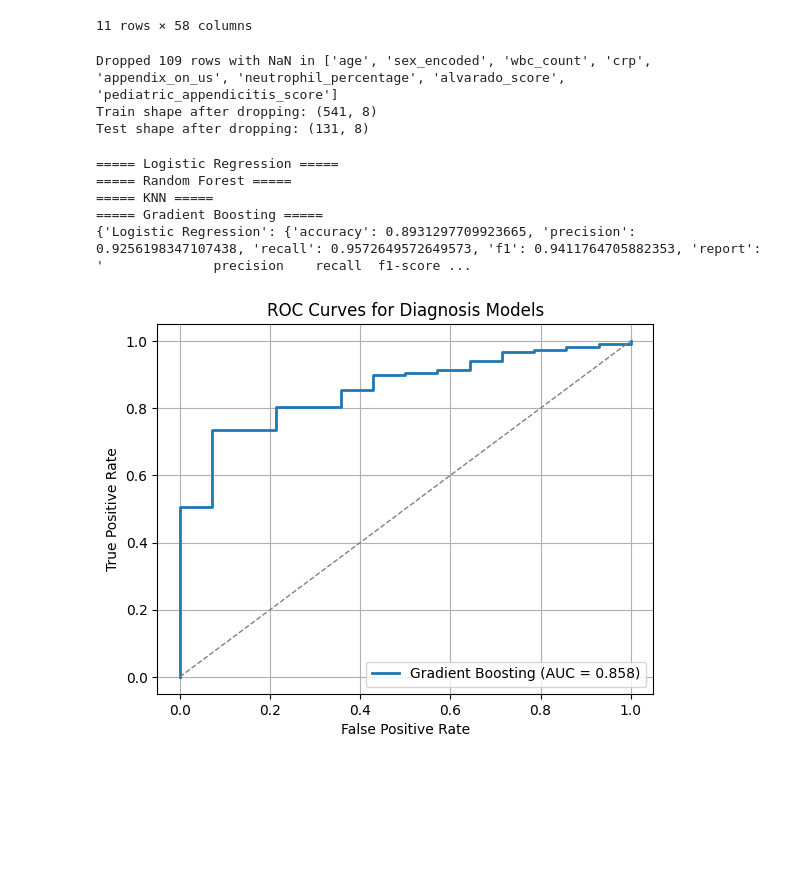
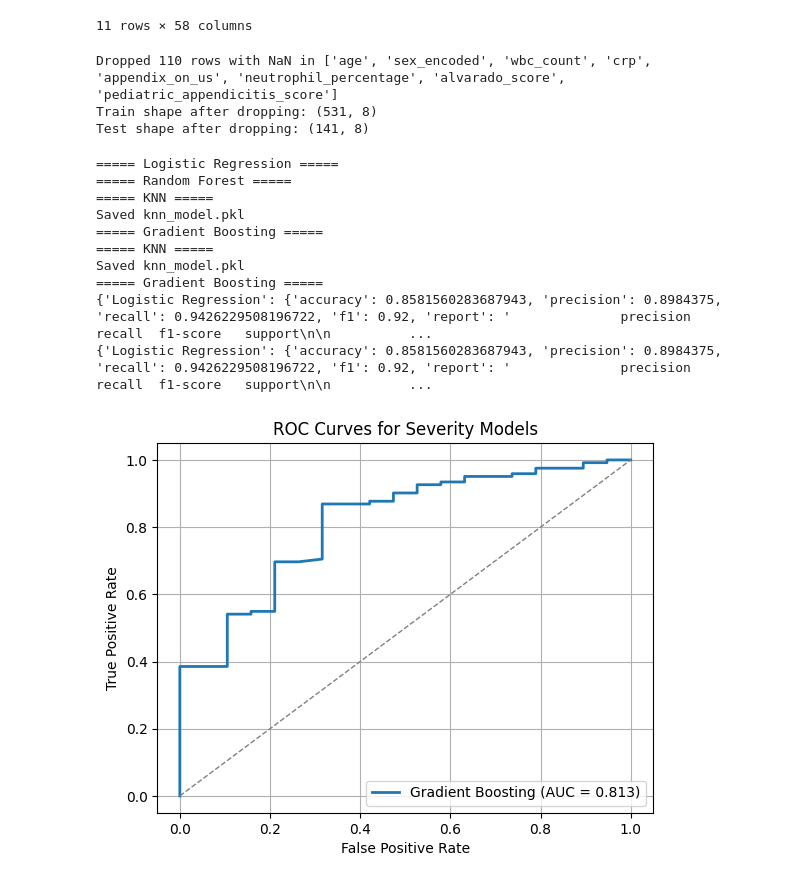
Before and after one commit to bengorugm-bio/Pediatric-Appendicitis-Severity-Predictior, a Jupyter notebook: severity_predictor_analysis.ipynb, the cells around one changed output. Saved outputs shown, nothing was run; the diff lists cells and outputs as text; code cells hidden in the pictures; blank space fills up the shorter version.

Commit message:
Add files via upload
Correction to the model files

```diff
--- a/severity_predictor_analysis.ipynb
+++ b/severity_predictor_analysis.ipynb
@@ -20,5 +20,13 @@ OUT_DIR = Path(r'C:\Users\HP\Desktop\PYTHON PROJECT FROM DATALABS\appendicitis_p
 OUT_DIR.mkdir(parents=True, exist_ok=True)
 
 df = pd.read_csv(r'C:\Users\HP\Desktop\PYTHON PROJECT FROM DATALABS\Appendicitis Project Assets\appendicitis_data.csv')
+print('Columns (original):', df.columns.tolist())
+# Normalize column names to lowercase with underscores to match other notebook conventions
+df.columns = df.columns.str.strip().str.lower().str.replace(' ', '_')
+df = df.loc[:, ~df.columns.str.contains('^unnamed')]
+# Fix known misspelled column name to match other notebook conventions
+if 'paedriatic_appendicitis_score' in df.columns:
+    df = df.rename(columns={'paedriatic_appendicitis_score': 'pediatric_appendicitis_score'})
+print('Columns (normalized):', df.columns.tolist())
 df.head()
 # %% [output]
@@ -145,15 +155,14 @@ y_test = y_test[mask_te.values]
 print('Train shape after dropping:', X_train.shape)
 print('Test shape after dropping:', X_test.shape)
 # %% [output]
-Dropped 109 rows with NaN in ['age', 'sex_encoded', 'wbc_count', 'crp', 'appendix_on_us', 'neutrophil_percentage', 'alvarado_score', 'pediatric_appendicitis_score']
-Train shape after dropping: (541, 8)
-Test shape after dropping: (131, 8)
+Dropped 110 rows with NaN in ['age', 'sex_encoded', 'wbc_count', 'crp', 'appendix_on_us', 'neutrophil_percentage', 'alvarado_score', 'pediatric_appendicitis_score']
+Train shape after dropping: (531, 8)
+Test shape after dropping: (141, 8)
 # %%
 # Scale the data
 scaler = StandardScaler()
 X_train_scaled = scaler.fit_transform(X_train)
 X_test_scaled = scaler.transform(X_test)
-
 
 models = {
     "Logistic Regression": LogisticRegression(max_iter=1000),
@@ -166,9 +175,8 @@ results = {}
 
 for name, model in models.items():
     print(f"===== {name} =====")
-
     # Use scaled data for models that require scaling
-    if name in ["Logistic Regression", "KNN Classifier"]:
+    if name in ["Logistic Regression", "KNN"]:
         model.fit(X_train_scaled, y_train)
         preds = model.predict(X_test_scaled)
         y_prob = model.predict_proba(X_test_scaled)[:, 1]
@@ -176,41 +184,54 @@ for name, model in models.items():
         model.fit(X_train, y_train)
         preds = model.predict(X_test)
         y_prob = model.predict_proba(X_test)[:, 1]
+
+    # Save the trained KNN model to file when the loop is processing the KNN entry
+    if name == "KNN":
+        try:
+            joblib.dump(model, 'knn_model.pkl')
+            print('Saved knn_model.pkl')
+        except Exception as e:
+            print(f'Failed to save knn_model.pkl: {e}')
 
     results[name] = {
         "accuracy": accuracy_score(y_test, preds),
         "precision": precision_score(y_test, preds, zero_division=0),
         "recall": recall_score(y_test, preds, zero_division=0),
         "f1": f1_score(y_test, preds, zero_division=0),
         "report": classification_report(y_test, preds)
     }
 
 print(results)
 # Plot ROC Curves for all models
 fpr, tpr, _ = roc_curve(y_test, y_prob)
 roc_auc = auc(fpr, tpr)
 
 # Plot
 plt.plot(fpr, tpr, lw=2, label=f'{name} (AUC = {roc_auc:.3f})')
 
 # Plot chance line
 plt.plot([0, 1], [0, 1], color='gray', lw=1, linestyle='--')
 
-plt.title('ROC Curves for Diagnosis Models')
+plt.title('ROC Curves for Severity Models')
 plt.xlabel('False Positive Rate')
 plt.ylabel('True Positive Rate')
 plt.legend(loc='lower right')
 plt.grid(True)
 f = OUT_DIR / 'roc_curve_2.png'
 plt.savefig(f)
 plt.show(f)
 # %% [output]
 ===== Logistic Regression =====
 ===== Random Forest =====
 ===== KNN =====
+Saved knn_model.pkl
 ===== Gradient Boosting =====
-{'Logistic Regression': {'accuracy': 0.8931297709923665, 'precision': 0.9256198347107438, 'recall': 0.9572649572649573, 'f1': 0.9411764705882353, 'report': '              precision    recall  f1-score ...
+===== KNN =====
+Saved knn_model.pkl
+===== Gradient Boosting =====
+{'Logistic Regression': {'accuracy': 0.8581560283687943, 'precision': 0.8984375, 'recall': 0.9426229508196722, 'f1': 0.92, 'report': '              precision    recall  f1-score   support\n\n          ...
+{'Logistic Regression': {'accuracy': 0.8581560283687943, 'precision': 0.8984375, 'recall': 0.9426229508196722, 'f1': 0.92, 'report': '              precision    recall  f1-score   support\n\n          ...
-[figure, old version]
+[figure, new version]
 # %%
 import streamlit as st
 import pandas as pd
```
Also changed, not shown: parts of 2 cells of this notebook, 4 other files.
